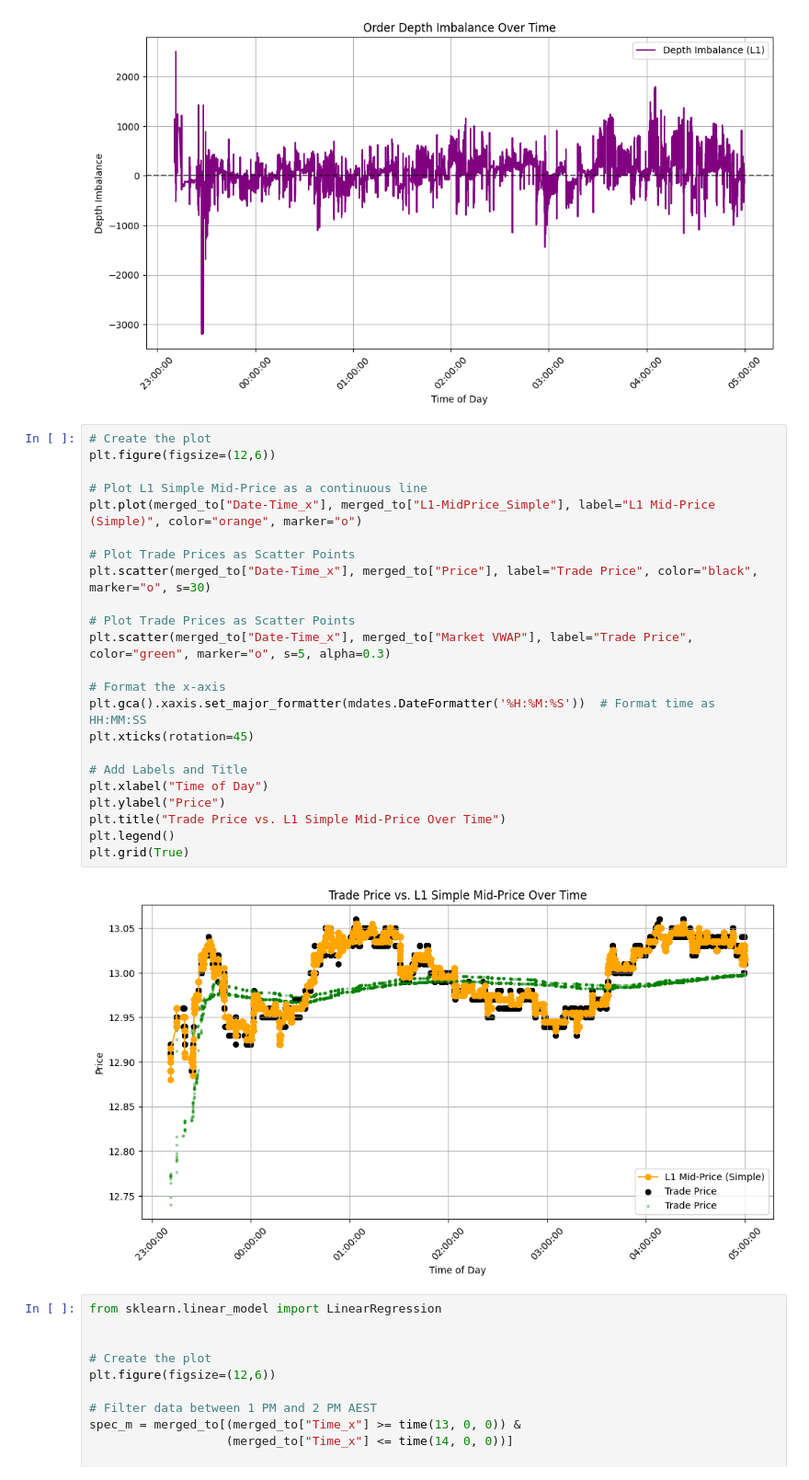
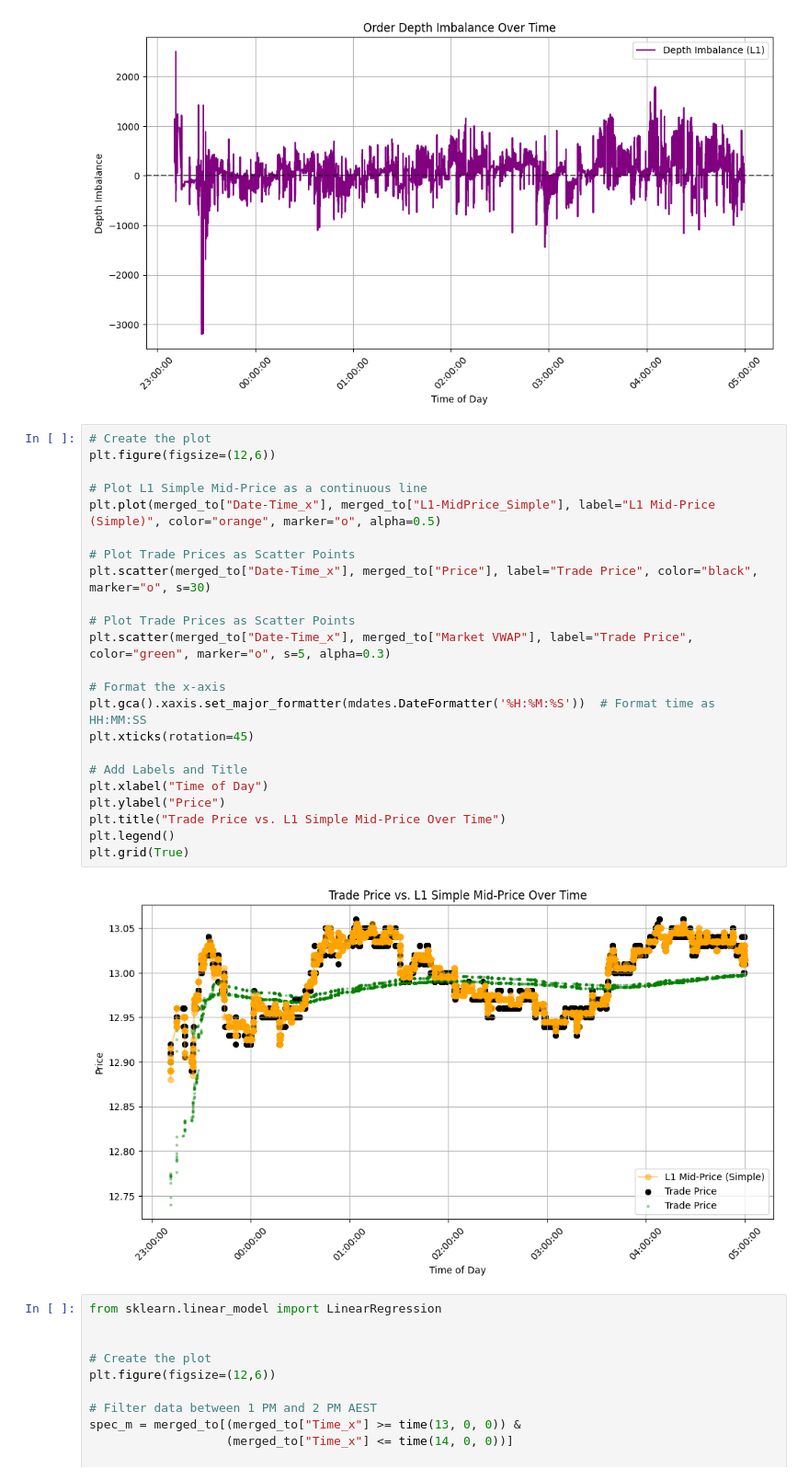
Before and after one commit to phadke555/Activity-1, a Jupyter notebook: orders_analysis.ipynb, the cells around one changed output. Shown at 92% size. Saved outputs shown, nothing was run; the diff lists cells and outputs as text.

```diff
--- a/orders_analysis.ipynb
+++ b/orders_analysis.ipynb
@@ -236,28 +236,28 @@ plt.grid(True)
 # %%
 # Create the plot
 plt.figure(figsize=(12,6))
 
 # Plot L1 Simple Mid-Price as a continuous line
-plt.plot(merged_to["Date-Time_x"], merged_to["L1-MidPrice_Simple"], label="L1 Mid-Price (Simple)", color="orange", marker="o")
+plt.plot(merged_to["Date-Time_x"], merged_to["L1-MidPrice_Simple"], label="L1 Mid-Price (Simple)", color="orange", marker="o", alpha=0.5)
 
 # Plot Trade Prices as Scatter Points
 plt.scatter(merged_to["Date-Time_x"], merged_to["Price"], label="Trade Price", color="black", marker="o", s=30)
 
 # Plot Trade Prices as Scatter Points
 plt.scatter(merged_to["Date-Time_x"], merged_to["Market VWAP"], label="Trade Price", color="green", marker="o", s=5, alpha=0.3)
 
 # Format the x-axis
 plt.gca().xaxis.set_major_formatter(mdates.DateFormatter('%H:%M:%S'))  # Format time as HH:MM:SS
 plt.xticks(rotation=45)
 
 # Add Labels and Title
 plt.xlabel("Time of Day")
 plt.ylabel("Price")
 plt.title("Trade Price vs. L1 Simple Mid-Price Over Time")
 plt.legend()
 plt.grid(True)
 # %% [output]
-[figure, old version]
+[figure, new version]
 # %%
 from sklearn.linear_model import LinearRegression
 
```
Also changed, not shown: 1 other file.
